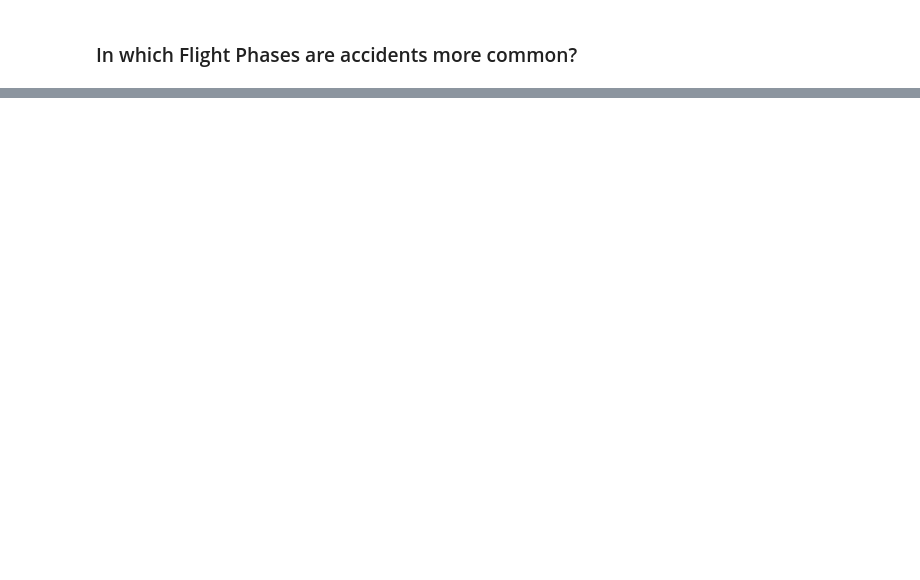
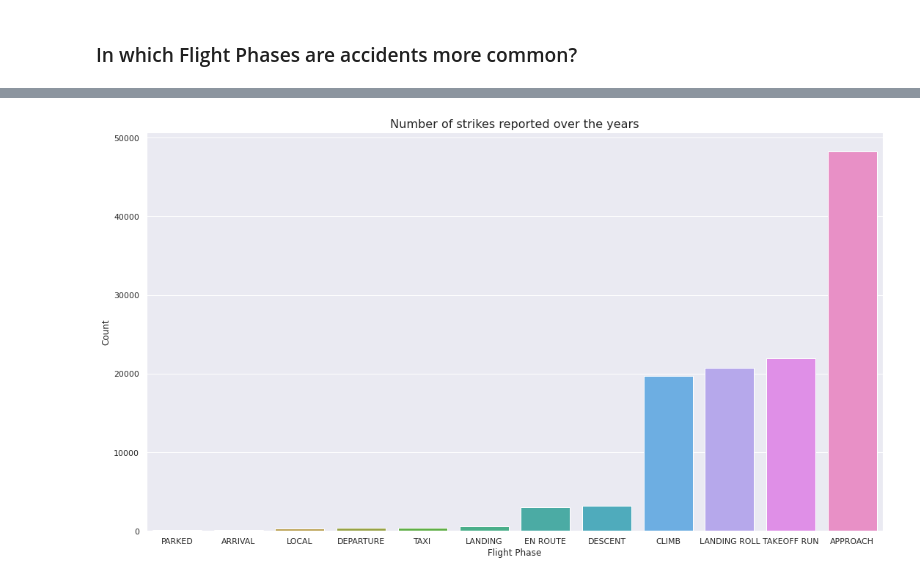
Before and after one commit to MvKaio/StudyOfAircraftWildlifeStrikes, a Jupyter notebook: notebooks/ExploratoryAnalysis.ipynb, the cells around one changed output, grey strips where cells are left out. Saved outputs shown, nothing was run; the diff lists cells and outputs as text; code cells hidden in the pictures; blank space fills up the shorter version.

```diff
--- a/notebooks/ExploratoryAnalysis.ipynb
+++ b/notebooks/ExploratoryAnalysis.ipynb
@@ -114,0 +143,8 @@ Mourning dove is the most common bird reported by a wide margin, being ~14.1% mo
+# %%
+# Drop nulls
+flightPhases = df[['Record ID', 'Flight Phase']].dropna().groupby('Flight Phase').agg({'Record ID': 'count'}).reset_index().rename(columns={'Record ID': 'Count'}).sort_values('Count')
+sns.barplot(data=flightPhases, x='Flight Phase', y='Count')
+plt.title('Number of strikes reported over the years')
+plt.show()
+# %% [output]
+[figure, added]
```
Also changed, not shown: parts of 14 cells of this notebook.
